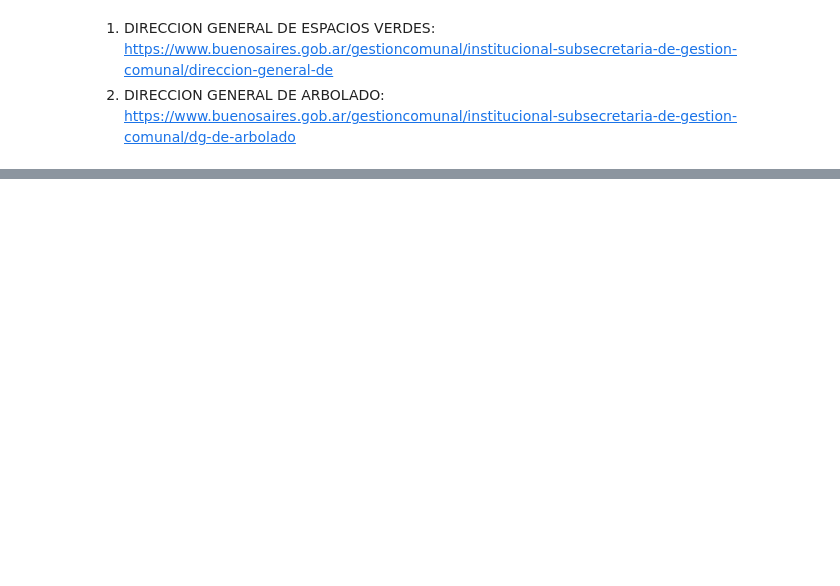
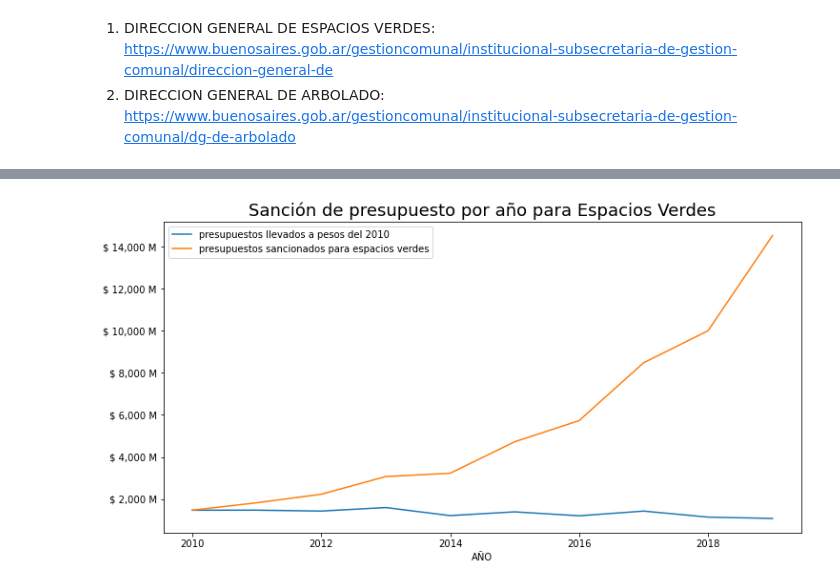
Before and after one commit to tomasdestefano/data_science_clusterai2020_destefano, a Jupyter notebook: presupuestos/eda_presupuestos.ipynb, the cells around one changed output, grey strips where cells are left out. Saved outputs shown, nothing was run; the diff lists cells and outputs as text; code cells hidden in the pictures; blank space fills up the shorter version.

```diff
--- a/presupuestos/eda_presupuestos.ipynb
+++ b/presupuestos/eda_presupuestos.ipynb
@@ -349,0 +236,3 @@ sunburst(arbolado)
+# %%
+inflacion_anual = inflacion.set_index('AÑO')['PORC_ANUAL'] / 100
+inflacion_anual
@@ -349,0 +252,29 @@ sunburst(arbolado)
+# %%
+def presupuestos_a_valores_2010(sancion_espacios_verdes_año):
+    presupuestos_llevados_2010 = []
+    for start_year, presupuesto in sancion_espacios_verdes_año.items():
+#         print('Pesos presupuestados finales del año {}:  $ {:,.0f}'.format(start_year, presupuesto))
+
+        for tasa_inflacion in inflacion_anual.loc[start_year::-1]:
+
+            presupuesto = presupuesto / (1+tasa_inflacion)
+
+        presupuestos_llevados_2010.append(presupuesto)
+#         print("Pesos finales llevados a principios 2010:   $ {:,.0f}\n".format(presupuesto))
+
+    presupuestos_llevados_2010 = pd.Series(presupuestos_llevados_2010)
+    presupuestos_llevados_2010.index = sancion_espacios_verdes_año.index
+
+    return presupuestos_llevados_2010
+# %%
+presupuestos_llevados_2010 = presupuestos_a_valores_2010(sancion_espacios_verdes_año)
+
+aux = pd.concat([presupuestos_llevados_2010, sancion_espacios_verdes_año], axis=1)
+aux.columns = ['presupuestos llevados a pesos del 2010', 'presupuestos sancionados para espacios verdes']
+g = aux.plot(figsize=(12,6))
+
+ylabels = ['$ {:,.0f}'.format(x) + ' M' for x in g.get_yticks()/1000000];
+g.set_yticklabels(ylabels);
+plt.title("Sanción de presupuesto por año para Espacios Verdes", fontsize=18);
+# %% [output]
+[figure, added]
```
Also changed, not shown: parts of 86 cells of this notebook, 1 other file.
